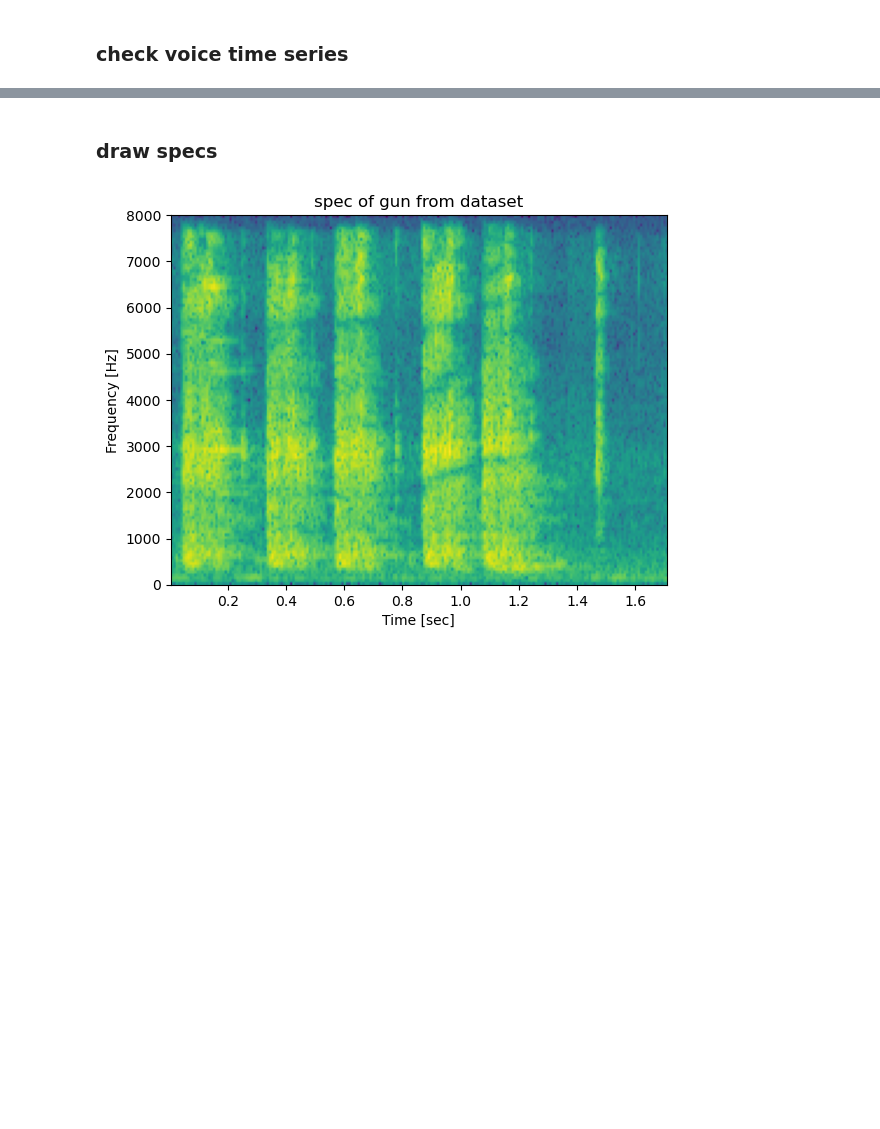
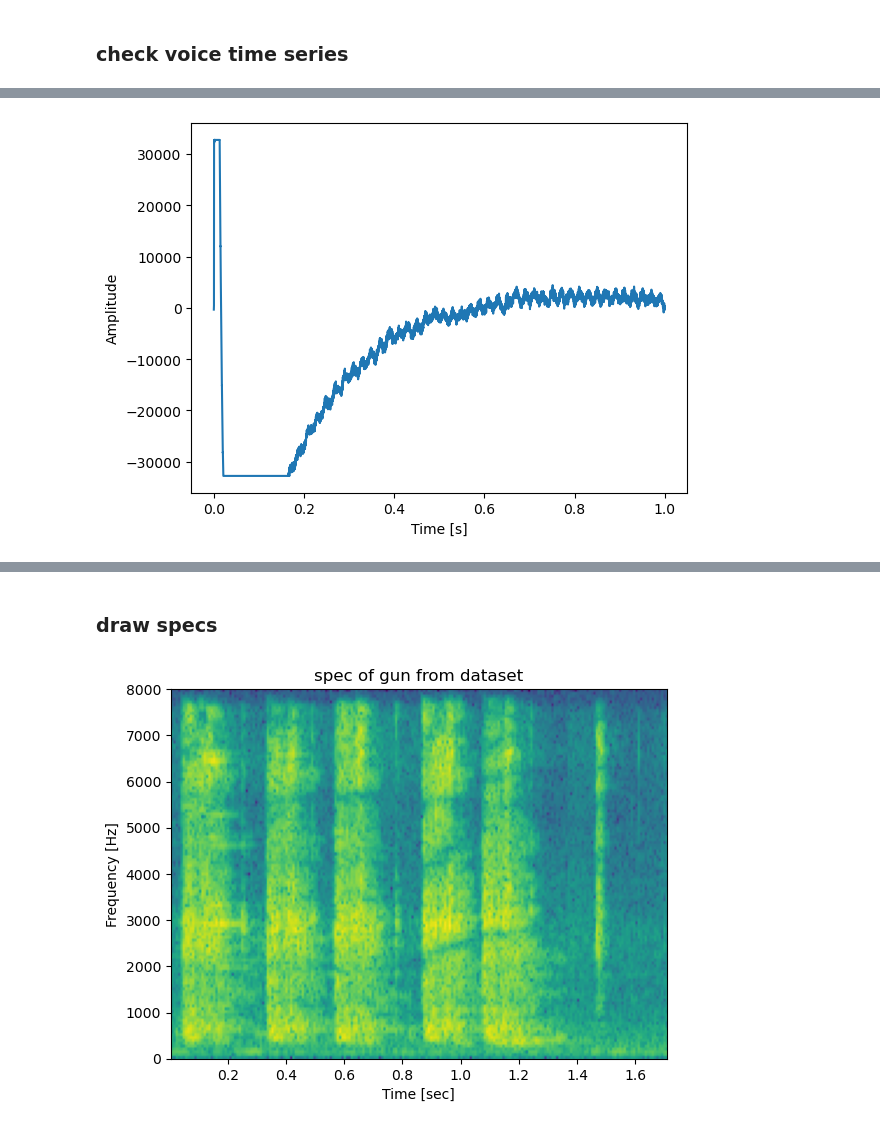
Before and after one commit to milad-s5/ast, a Jupyter notebook: AST_Inference_Demo_CPU.ipynb, the cells around one changed output, grey strips where cells are left out. Drawn from its saved outputs; the diff is of its cells as text; code cells hidden in the pictures; blank space fills up the shorter version.

```diff
--- a/AST_Inference_Demo_CPU.ipynb
+++ b/AST_Inference_Demo_CPU.ipynb
@@ -295,0 +313,16 @@ plt.show()
+# %%
+from pydub import AudioSegment
+
+# Load the audio file
+audio = AudioSegment.from_file(sample_path)
+
+# Set the start and end times for cropping (in milliseconds)
+start_time = 4 * 1000  # Crop start time (1 second)
+end_time = 5 * 1000    # Crop end time (5 seconds)
+
+# Crop the audio
+cropped_audio = audio[start_time:end_time]
+
+# Export the cropped audio as a new file
+cropped_audio.export(new_filename, format="wav")
+IPython.display.Audio(new_filename)
@@ -295,0 +331,71 @@ plt.show()
+# %%
+from pydub import AudioSegment
+import time
+from scipy.io.wavfile import read #import the required function from the module
+import matplotlib.pyplot as plt
+import numpy as np
+import warnings
+
+warnings.filterwarnings("ignore", message="User provided device_type of 'cuda', but CUDA is not available. Disabling")
+
+# Load the audio file
+audio = AudioSegment.from_file(sample_path)
+
+for i in range(12):
+    # Set the start and end times for cropping (in milliseconds)
+    start_time = i * 1000  # Crop start time (1 second)
+    end_time = (i+1) * 1000    # Crop end time (5 seconds)
+
+    # Crop the audio
+    cropped_audio = audio[start_time:end_time]
+
+    # Export the cropped audio as a new file
+    cropped_audio.export(new_filename, format="wav")
+    # IPython.display.Audio(new_filename)
+
+    # %%time
+    # Record the starting time
+    start_time = time.time()
+
+    # Get a sample audio and make feature for predict
+    sample_path = new_filename
+    feats = make_features(sample_path, mel_bins=128)           # shape(1024, 128)
+    feats_data = feats.expand(1, input_tdim, 128)           # reshape the feature
+    feats_data = feats_data.to(torch.device('cpu'))#("cuda:0"))
+    # do some masking of the input
+    #feats_data[:, :512, :] = 0.
+
+    # Make the prediction
+    with torch.no_grad():
+        with autocast():
+            output = audio_model.forward(feats_data)
+            output = torch.sigmoid(output)
+    result_output = output.data.cpu().numpy()[0]
+    sorted_indexes = np.argsort(result_output)[::-1]
+
+    # Print audio tagging top probabilities
+    print('Predice results:')
+    for k in range(10):
+        print('- {}: {:.4f}'.format(np.array(labels)[sorted_indexes[k]], result_output[sorted_indexes[k]]))
+
+    # Record the ending time
+    end_time = time.time()
+    # Calculate the execution time
+    execution_time = end_time - start_time
+    # Print the execution time
+    print(f"Execution time: {execution_time} seconds")
+
+    # print('Listen to this sample: ')
+    # IPython.display.Audio(new_filename)
+    print('\n')
+
+    samplerate, data = read(new_filename)
+    duration = len(data)/samplerate
+
+    time1 = np.arange(0,duration,1/samplerate) #time vector
+
+    plt.plot(time1,data)
+    plt.xlabel('Time [s]')
+    plt.ylabel('Amplitude')
+    plt.show()
+# %% [output]
@@ -295,0 +414 @@ plt.show()
+[figure, added]
```
Also changed, not shown: parts of 14 cells of this notebook.
